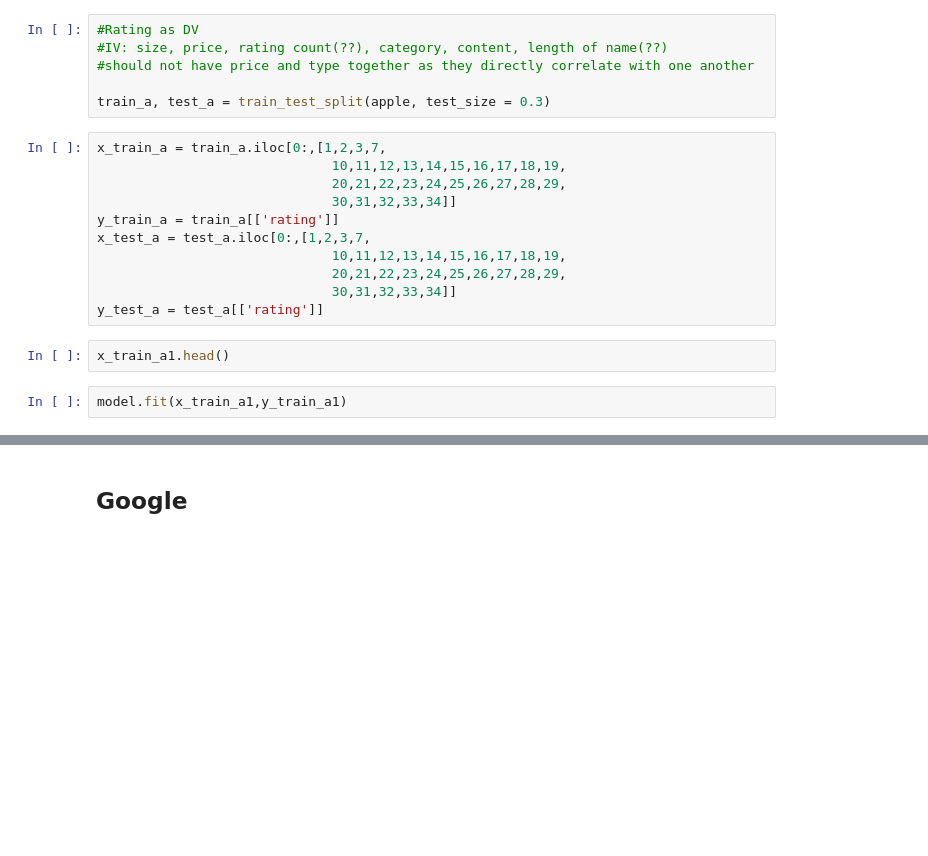
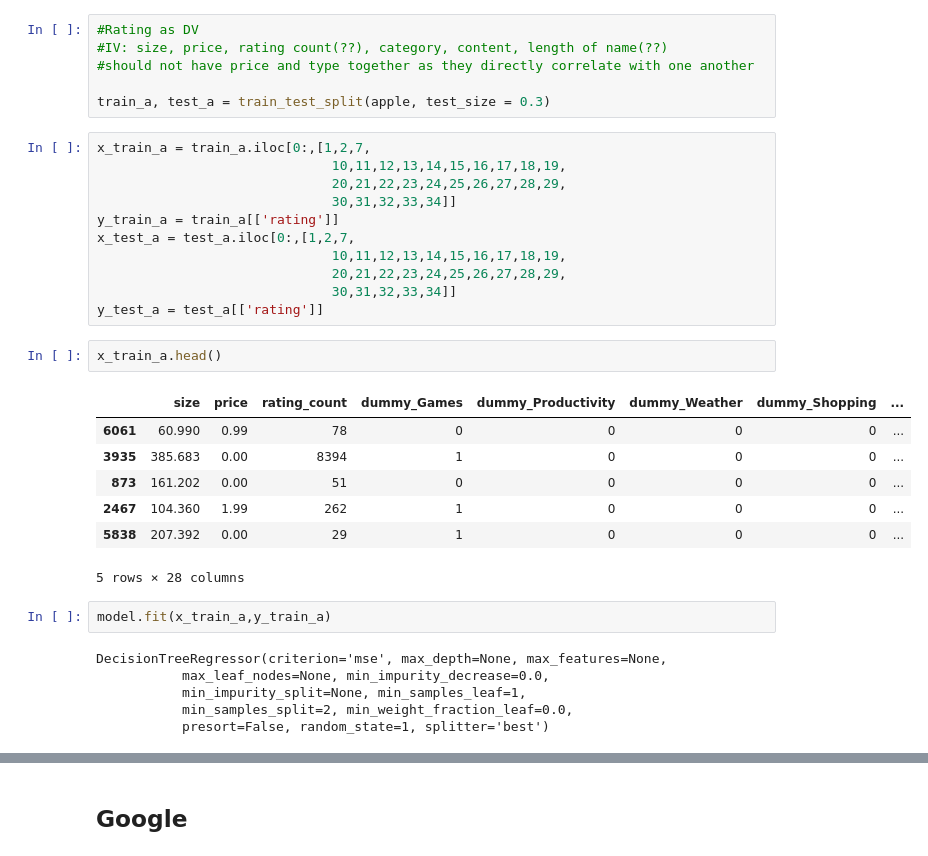
Before and after one commit to claireyyf/DA-Project, a Jupyter notebook: Machine Learning_1.ipynb, the cells around one changed output, grey strips where cells are left out. Cells and saved outputs as stored; diff of their text form; blank space fills up the shorter version.

```diff
--- a/Machine Learning_1.ipynb
+++ b/Machine Learning_1.ipynb
@@ -176,20 +365,34 @@ apple_index_dict
 
 train_a, test_a = train_test_split(apple, test_size = 0.3)
 # %%
-x_train_a = train_a.iloc[0:,[1,2,3,7,
+x_train_a = train_a.iloc[0:,[1,2,7,
                               10,11,12,13,14,15,16,17,18,19,
                               20,21,22,23,24,25,26,27,28,29,
                               30,31,32,33,34]]
 y_train_a = train_a[['rating']]
-x_test_a = test_a.iloc[0:,[1,2,3,7,
+x_test_a = test_a.iloc[0:,[1,2,7,
                               10,11,12,13,14,15,16,17,18,19,
                               20,21,22,23,24,25,26,27,28,29,
                               30,31,32,33,34]]
 y_test_a = test_a[['rating']]
 # %%
-x_train_a1.head()
+x_train_a.head()
+# %% [output]
+|  | size | price | rating_count | dummy_Games | dummy_Productivity | dummy_Weather | dummy_Shopping | ... |
+| 6061 | 60.990 | 0.99 | 78 | 0 | 0 | 0 | 0 | ... |
+| 3935 | 385.683 | 0.00 | 8394 | 1 | 0 | 0 | 0 | ... |
+| 873 | 161.202 | 0.00 | 51 | 0 | 0 | 0 | 0 | ... |
+| 2467 | 104.360 | 1.99 | 262 | 1 | 0 | 0 | 0 | ... |
+| 5838 | 207.392 | 0.00 | 29 | 1 | 0 | 0 | 0 | ... |
+5 rows × 28 columns
 # %%
-model.fit(x_train_a1,y_train_a1)
+model.fit(x_train_a,y_train_a)
+# %% [output]
+DecisionTreeRegressor(criterion='mse', max_depth=None, max_features=None,
+           max_leaf_nodes=None, min_impurity_decrease=0.0,
+           min_impurity_split=None, min_samples_leaf=1,
+           min_samples_split=2, min_weight_fraction_leaf=0.0,
+           presort=False, random_state=1, splitter='best')
 # %%
 feature_names = ['size','price','rating count',
                  'Games', 'Productivity', 'Weather', 'Shopping', 'Books & Reference', 'Finance',
```
Also changed, not shown: parts of 29 cells of this notebook, 7 other files.
